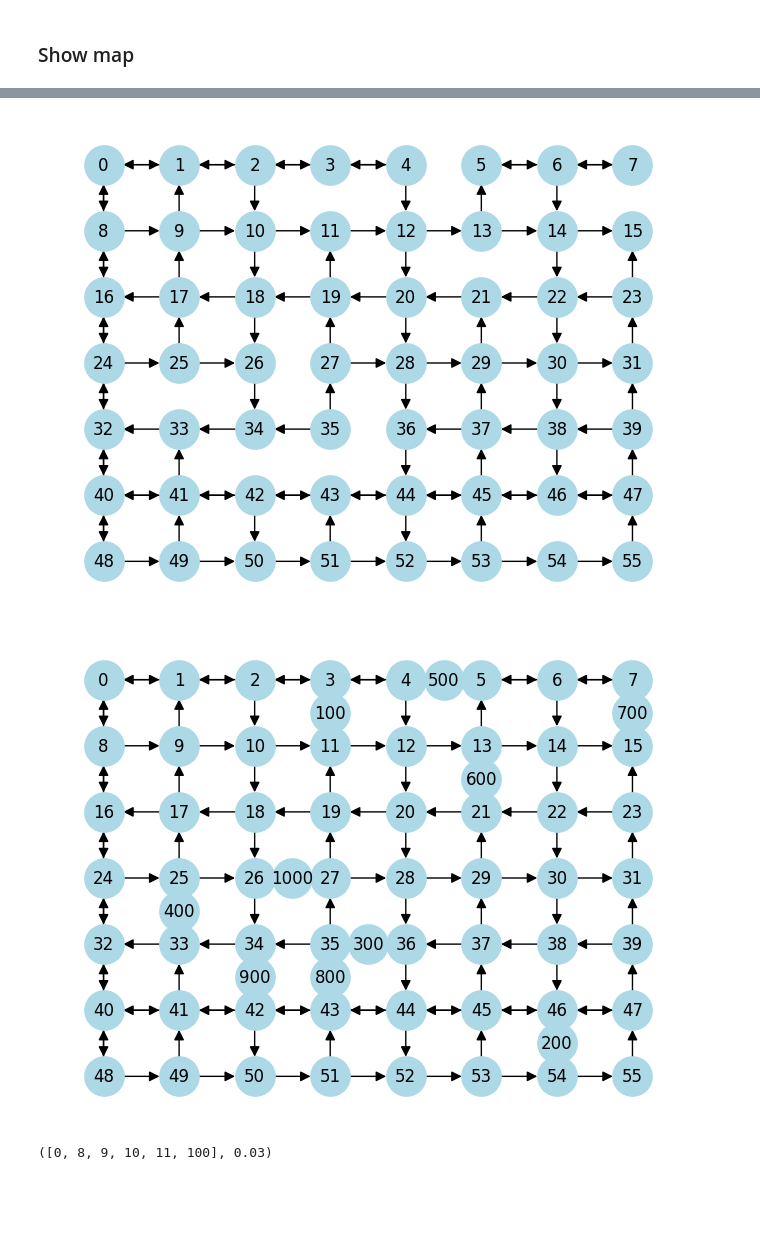
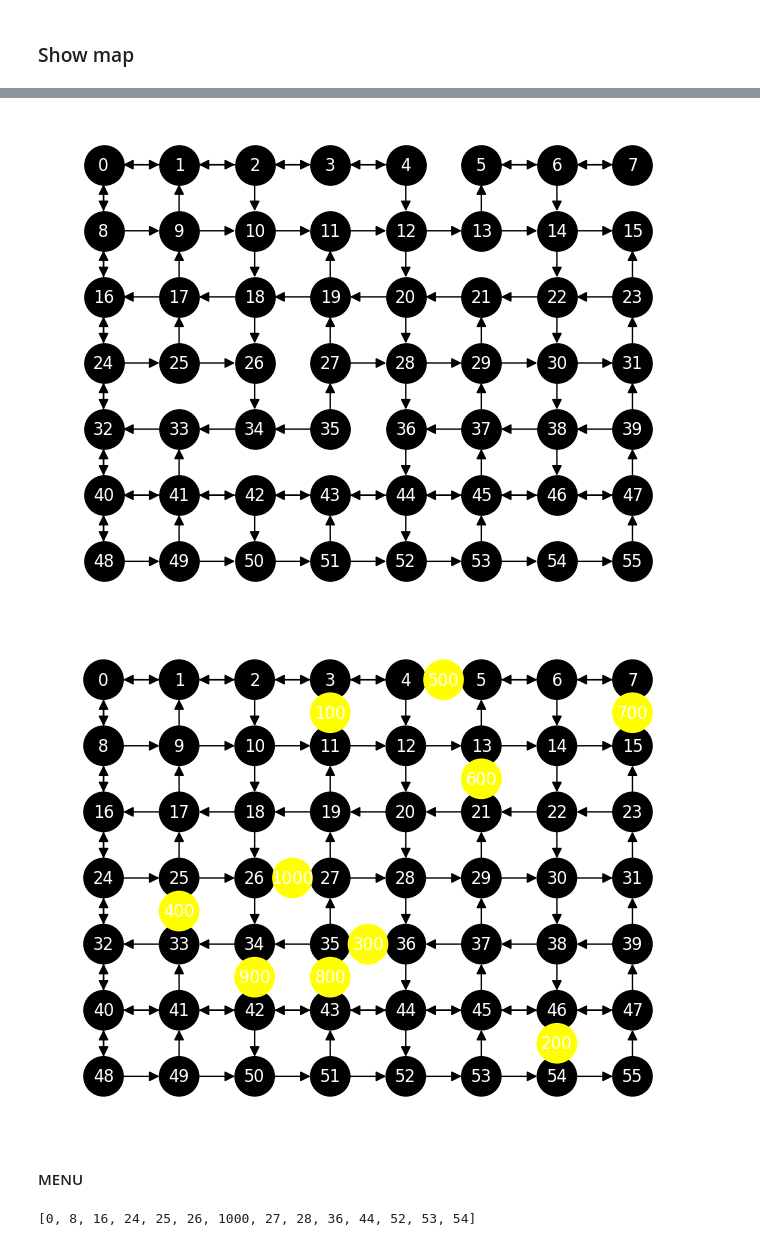
Before and after one commit to J2ANS0l0/Dijkstras-Algorithm, a Jupyter notebook: Dijikstra.ipynb, the cells around one changed output, grey strips where cells are left out. Saved outputs shown, nothing was run; the diff lists cells and outputs as text; code cells hidden in the pictures; blank space fills up the shorter version.

```diff
--- a/Dijikstra.ipynb
+++ b/Dijikstra.ipynb
@@ -179,10 +204,21 @@ for r in range(rows):
         node = r * cols + c
         pos[node] = (c * 5, -r * 5)
 
-nx.draw(map_graph, pos, with_labels=True, node_color='lightblue', node_size=800, arrowsize=15)
+nodes_with_pos = [node for node in map_graph.nodes() if node in pos]
+subgraph = map_graph.subgraph(nodes_with_pos)
+
+nx.draw(subgraph, pos,
+        with_labels=True,
+        node_color='black',
+        edge_color='black',
+        alpha=1.0,
+        font_color='white',
+        node_size=800,
+        arrowsize=15)
+
 plt.show()
 # %% [output]
-[figure, old version]
+[figure, new version]
 # %%
 check_points = [
     [(14.55973874508855, -90.73422076688449), 11, 3],
@@ -313,24 +349,37 @@ map_graph.add_edge(num, to_node, weight=weight)
 # %%
 cols = 8
 rows = 7
 pos = {}
 
 for r in range(rows):
     for c in range(cols):
         node = r * cols + c
         pos[node] = (c * 5, -r * 5)
 
 checkpoint_nodes = [100, 200, 300, 400, 500, 600, 700, 800, 900, 1000]
 
 for i, checkpoint_node in enumerate(checkpoint_nodes):
     coord, from_node, to_node = check_points[i]
     pos[checkpoint_node] = ((pos[from_node][0] + pos[to_node][0]) / 2,
                            (pos[from_node][1] + pos[to_node][1]) / 2)
 
-nx.draw(map_graph, pos, with_labels=True, node_color='lightblue', node_size=800, arrowsize=15)
+node_colors = []
+for node in map_graph.nodes():
+    if node in checkpoint_nodes:
+        node_colors.append('yellow')
+    else:
+        node_colors.append('black')
+
+nx.draw(map_graph, pos,
+        with_labels=True,
+        node_color=node_colors,
+        font_color='white',
+        node_size=800,
+        arrowsize=15)
+
 plt.show()
 # %% [output]
-[figure, old version]
+[figure, new version]
 # %%
 
 def dijikstra(start_node, end_node, map_graph):
@@ -345,4 +395,0 @@ def dijikstra(start_node, end_node, map_graph):
-# %%
-print(dijikstra(0, 100, map_graph))
-# %% [output]
-([0, 8, 9, 10, 11, 100], 0.03)
@@ -348,0 +426,34 @@ print(dijikstra(0, 100, map_graph))
+# %% [markdown]
+#### MENU
+# %%
+
+check_pointsto_tittle = {
+    100: "Arco de Santa Catalina",
+    200: "Ruinas de santa clara",
+    300: "Real Palacio de los Capitanes Generales",
+    400: "Museo de San Agustín",
+    500: "Convento Santa Teresa de Jesús",
+    600: "Iglesia de Nuestra Señora de El Carmen",
+    700: "Paseo de los Museos",
+    800: "Museo Nacional de Arte de Guatemala",
+    900: "Marco Arte Galeria",
+    1000: "ChocoMuseo"
+}
+
+title_to_check_points = {
+    "Arco de Santa Catalina": 100,
+    "Ruinas de santa clara": 200,
+    "Real Palacio de los Capitanes Generales": 300,
+    "Museo de San Agustín": 400,
+    "Convento Santa Teresa de Jesús": 500,
+    "Iglesia de Nuestra Señora de El Carmen": 600,
+    "Paseo de los Museos": 700,
+    "Museo Nacional de Arte de Guatemala": 800,
+    "Marco Arte Galeria": 900,
+    "ChocoMuseo": 1000
+}
+
+optimal_path = route_simple(0,54,map_graph)[0]
+print(optimal_path)
+# %% [output]
+[0, 8, 16, 24, 25, 26, 1000, 27, 28, 36, 44, 52, 53, 54]
```
Also changed, not shown: parts of 6 cells of this notebook, 1 other file.
